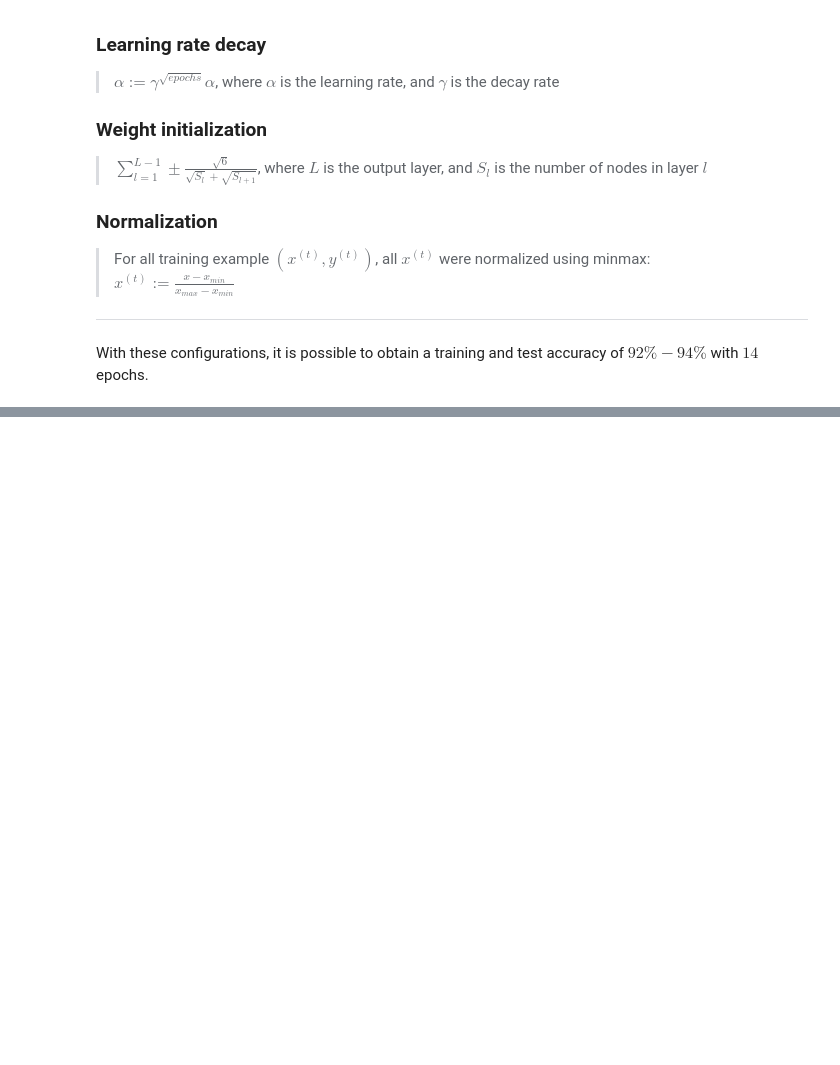
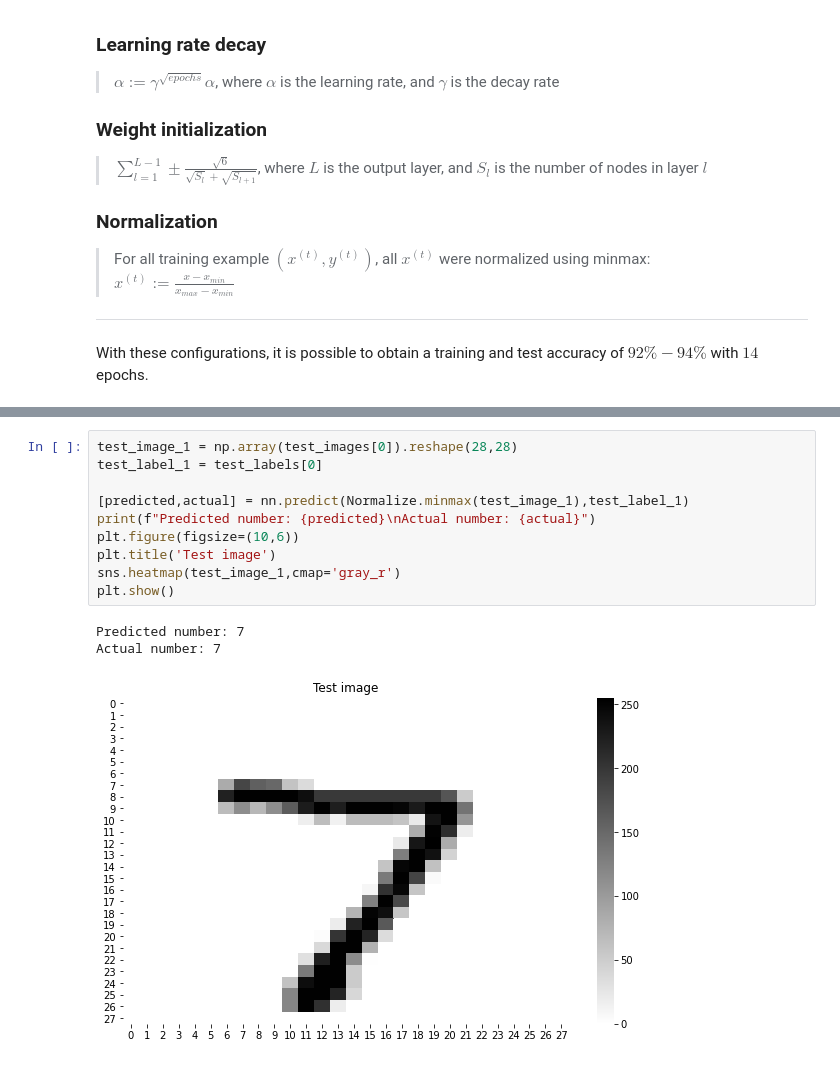
Before and after one commit to dandycheng/ml-neural-network-mnist-ocr, a Jupyter notebook: Neural_Network_MNIST_OCR.ipynb, the cells around one changed output, grey strips where cells are left out. Drawn from its saved outputs; the diff is of its cells as text; blank space fills up the shorter version.

```diff
--- a/Neural_Network_MNIST_OCR.ipynb
+++ b/Neural_Network_MNIST_OCR.ipynb
@@ -323,0 +348,14 @@ plt.legend(loc="lower right")
+# %%
+test_image_1 = np.array(test_images[0]).reshape(28,28)
+test_label_1 = test_labels[0]
+
+[predicted,actual] = nn.predict(Normalize.minmax(test_image_1),test_label_1)
+print(f"Predicted number: {predicted}\nActual number: {actual}")
+plt.figure(figsize=(10,6))
+plt.title('Test image')
+sns.heatmap(test_image_1,cmap='gray_r')
+plt.show()
+# %% [output]
+Predicted number: 7
+Actual number: 7
+[figure, added]
```
Also changed, not shown: parts of 7 cells of this notebook.
